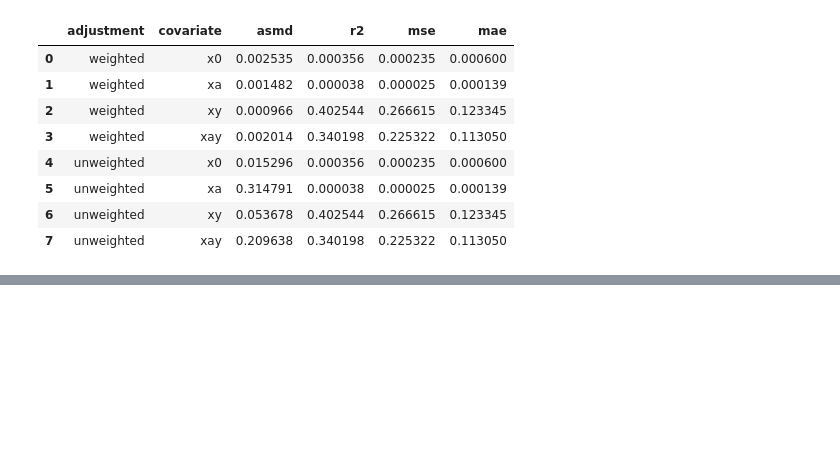
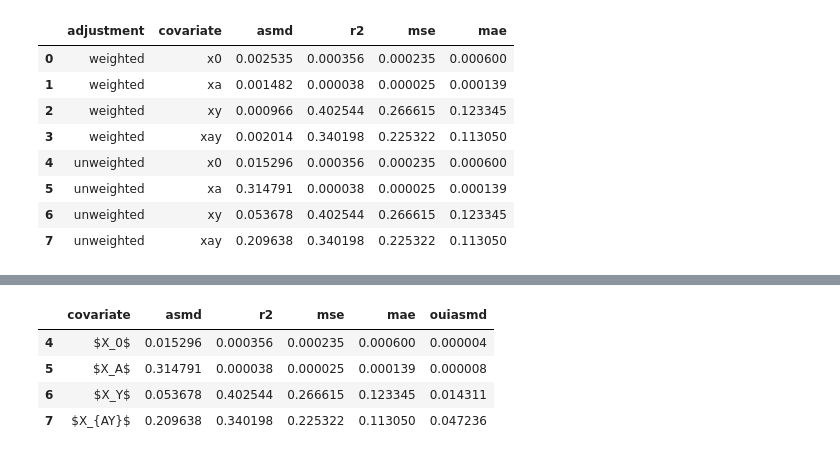
Before and after one commit to namag-ai/oui-plots, a Jupyter notebook: notebooks/ouilove_plot.ipynb, the cells around one changed output, grey strips where cells are left out. Cells and saved outputs as stored; diff of their text form; code cells hidden in the pictures; blank space fills up the shorter version.

Commit message:
Outcome-informed ASMD score plot

```diff
--- a/notebooks/ouilove_plot.ipynb
+++ b/notebooks/ouilove_plot.ipynb
@@ -324,0 +327,3 @@ fig.tight_layout()
+# %%
+ouiasmd = plot_data.query("adjustment=='unweighted'").drop(columns="adjustment")
+ouiasmd
@@ -324,0 +336,10 @@ fig.tight_layout()
+# %%
+outcome_metric = "mse"
+ouiasmd["ouiasmd"] = ouiasmd["asmd"] * ouiasmd[outcome_metric]
+ouiasmd
+# %% [output]
+|  | covariate | asmd | r2 | mse | mae | ouiasmd |
+| 4 | $X_0$ | 0.015296 | 0.000356 | 0.000235 | 0.000600 | 0.000004 |
+| 5 | $X_A$ | 0.314791 | 0.000038 | 0.000025 | 0.000139 | 0.000008 |
+| 6 | $X_Y$ | 0.053678 | 0.402544 | 0.266615 | 0.123345 | 0.014311 |
+| 7 | $X_{AY}$ | 0.209638 | 0.340198 | 0.225322 | 0.113050 | 0.047236 |
```
Also changed, not shown: parts of 3 cells of this notebook.
